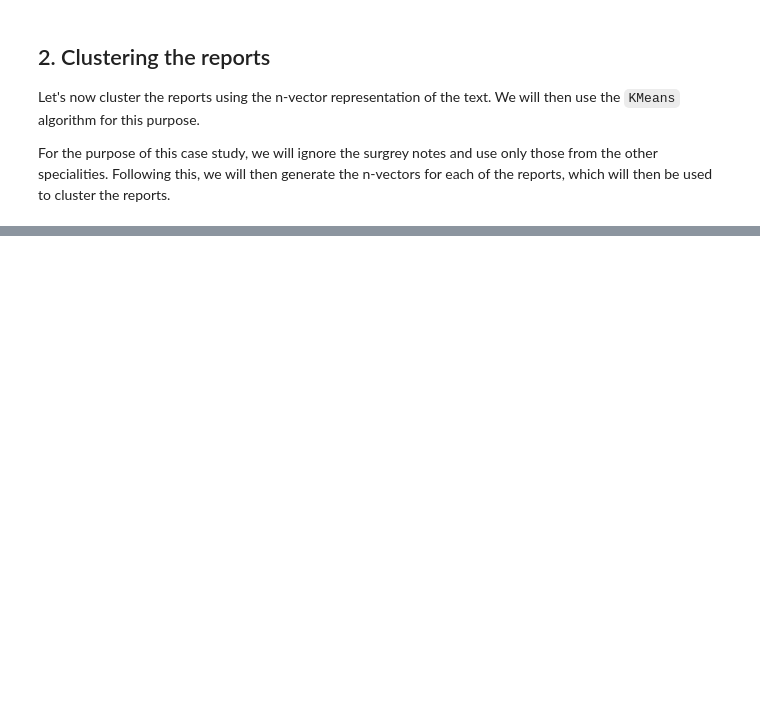
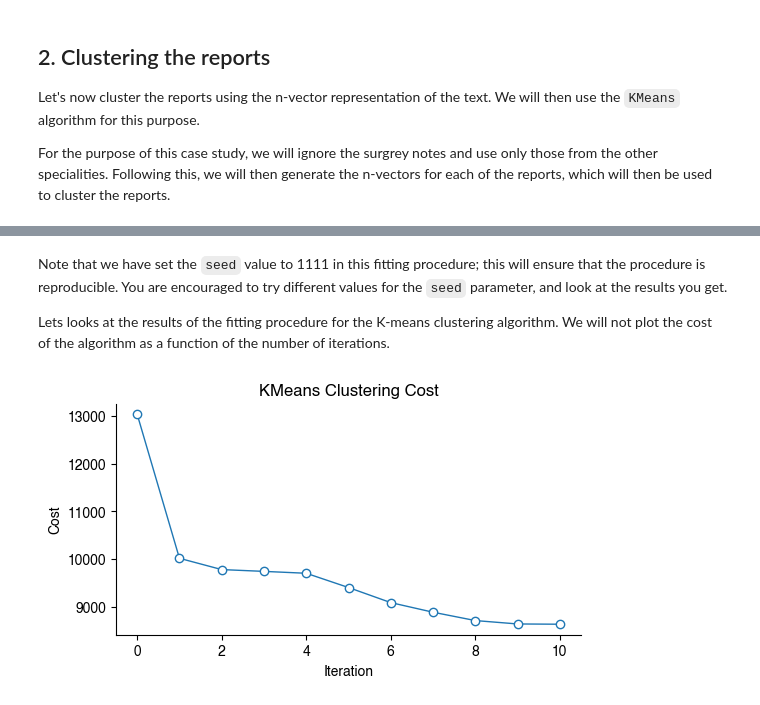
Before and after one commit to siva82kb/ALADA-Course, a Jupyter notebook: case_studies/case_study_01.ipynb, the cells around one changed output, grey strips where cells are left out. Drawn from its saved outputs; the diff is of its cells as text; code cells hidden in the pictures; blank space fills up the shorter version.

```diff
--- a/case_studies/case_study_01.ipynb
+++ b/case_studies/case_study_01.ipynb
@@ -134,7 +160,7 @@ We can now use these tokens to convert a given text into a n-vectors (25-vector)
 # %%
 def count_tokens(note: str, tokens: list) -> np.array:
     """Find the token count in the medical records."""
-    return np.array([note.count(tok) for tok in tokens])
+    return [note.count(tok) for tok in tokens]
 # %% [markdown]
 ---
 Let's try this function on some of the reports in the dataset.
@@ -338,8 +187,0 @@ cm, ca, j = km.fit()
-# %%
-# Find the medical specialty for each cluster
-medrec["cluster"] = ca[-1]
-# Print value counts for different clusters.
-for _c in range(k):
-    print(f"Cluster {_c}: {np.linalg.norm(cm[-1][_c]): .3f}")
-    print(medrec[medrec["cluster"] == _c]["medical_specialty"].value_counts())
-    print()
@@ -458,0 +188,39 @@ np.round(100 * np.array([v / np.linalg.norm(v) for v in X1.T]).T) / 100
+# %%
+# Get rid of surgery reports.
+medrec_wos = medrec.filter(pl.col("medical_specialty") != "Surgery")
+
+medrec_wos = medrec_wos.with_columns(
+    pl.col("report_lower").map_elements(
+        lambda note: count_tokens(note, tokens),
+        return_dtype=pl.List(pl.Int64)
+    ).alias("nvecs")
+)
+
+# All n-vectors
+tokvec = np.array(medrec_wos["nvecs"].to_list())
+# %%
+# Fit the KMeans model
+k = 4
+km = ch01.KMeans(X=tokvec, k=k)
+cm, ca, j = km.fit(max_iter=25, cost_change_th=0.1, seed=1111)
+
+# Add cluster assignment to the dataframe
+medrec_wos = medrec_wos.with_columns(
+    pl.Series(ca[-1, :]).alias("cluster")
+)
+# %% [markdown]
+Note that we have set the `seed` value to 1111 in this fitting procedure; this will ensure that the procedure is reproducible. You are encouraged to try different values for the `seed` parameter, and look at the results you get.
+
+Lets looks at the results of the fitting procedure for the K-means clustering algorithm. We will not plot the cost of the algorithm as a function of the number of iterations.
+# %%
+fig = plt.figure(figsize=(6, 3))
+ax = fig.add_subplot(111)
+ax.plot(np.arange(len(j)), j,  lw=1, marker='o',
+        markersize=6, markerfacecolor='white')
+ax.set_xlabel("Iteration")
+ax.set_ylabel("Cost")
+ax.spines['top'].set_visible(False)
+ax.spines['right'].set_visible(False)
+ax.set_title("KMeans Clustering Cost");
+# %% [output]
+[figure, added]
```
Also changed, not shown: parts of 51 cells of this notebook, 2 other files.
